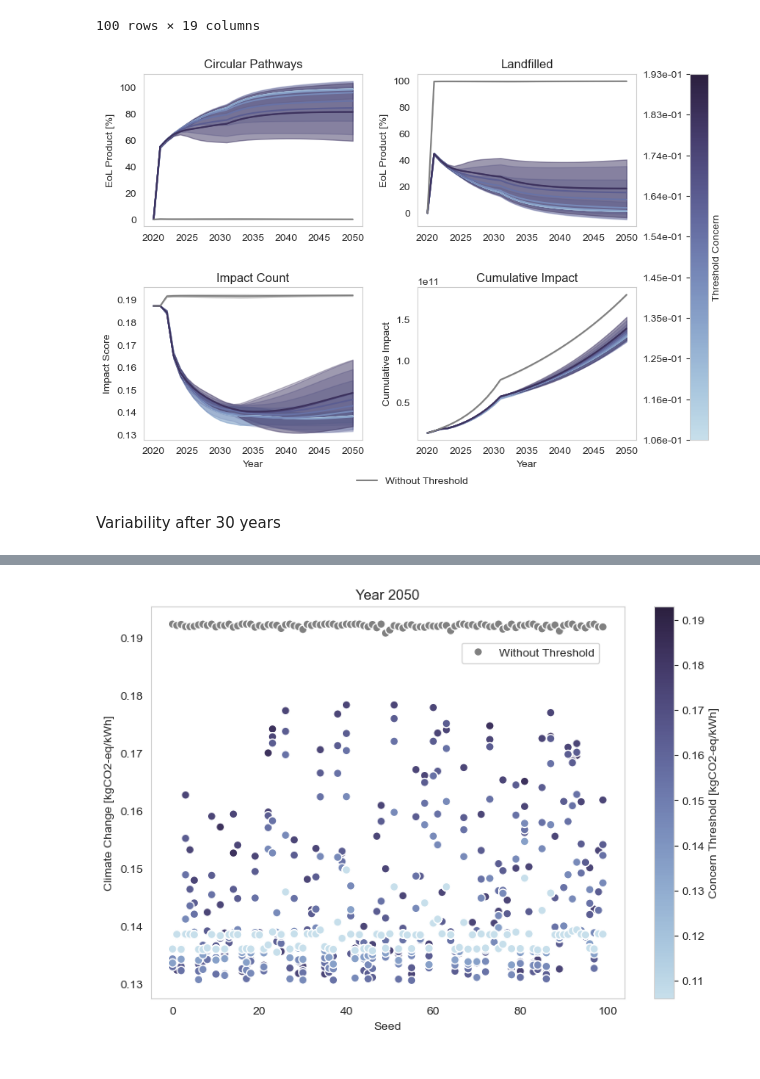
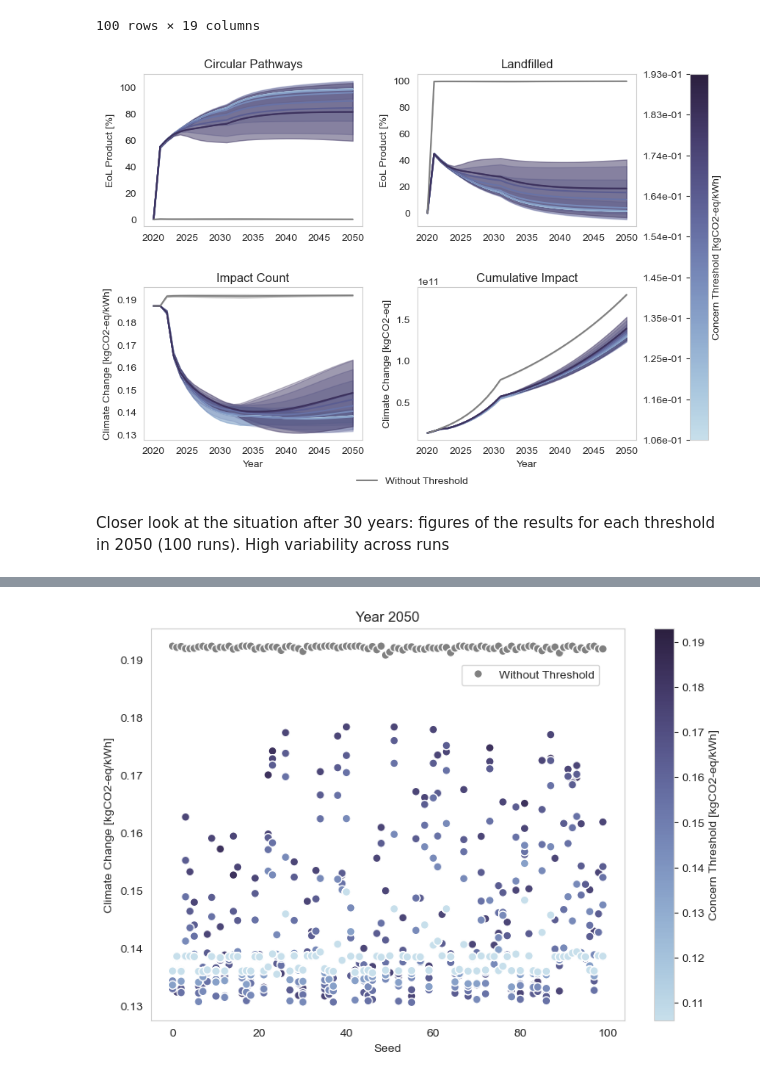
Before and after one commit to rivm-syso/PV-ABM-LCA, a Jupyter notebook: batch_visualize.ipynb, the cells around one changed output, grey strips where cells are left out. Cells and saved outputs as stored; diff of their text form; code cells hidden in the pictures.

```diff
--- a/batch_visualize.ipynb
+++ b/batch_visualize.ipynb
@@ -21,6 +23,6 @@ else:
 # %%
 # Load the data
-results_df = pd.read_csv(f"results/{folder}/batch_run_results.csv")
+results_df = pd.read_csv(f"results/{folder}/batch_fixed_seed.csv")
 # %%
 # Select the columns
 df = results_df[['Year', 'RunId', 'seed', 'threshold_concern', 'threshold_indifference', 'negative_feedback', 'positive_feedback',
@@ -340,8 +342,8 @@ fig, axs = plt.subplots(2, 2, figsize=(9, 6))
 plot_configs = [
     {"y": "EoL - circular pathways_mean", "y_std": "EoL - circular pathways_std", "ylabel": "EoL Product [%]", "title": "Circular Pathways", "ax": axs[0, 0]},
     {"y": "EoL - landfilled_mean", "y_std": "EoL - landfilled_std", "ylabel": "EoL Product [%]", "title": "Landfilled", "ax": axs[0, 1]},
-    {"y": "Cumulative impact_mean", "y_std": "Impact_std", "ylabel": "Cumulative Impact", "xlabel": "Year", "title": "Cumulative Impact", "ax": axs[1, 1]},
-    {"y": "Impact count_mean", "y_std": "Impact count_std", "ylabel": "Impact Score", "xlabel": "Year", "title": "Impact Count", "ax": axs[1, 0]},
+    {"y": "Cumulative impact_mean", "y_std": "Impact_std", "ylabel": cumulative_impact, "xlabel": "Year", "title": "Cumulative Impact", "ax": axs[1, 1]},
+    {"y": "Impact count_mean", "y_std": "Impact count_std", "ylabel": impact_score, "xlabel": "Year", "title": "Impact Count", "ax": axs[1, 0]},
 ]
 
 # Normalize the threshold values
@@ -371,37 +373,37 @@ for config in plot_configs:
 
 # Remove grid
 for ax in axs.flat:
     ax.grid(False)
 
 # Add space between the 2 rows of subplots
 plt.subplots_adjust(top=0.95, bottom=0.12, right=0.999, left=0.1, hspace=0.4, wspace=0.25)
 
 # Create a single color bar for all subplots
 sm = plt.cm.ScalarMappable(cmap=color_palette, norm=norm)
 sm.set_array([])
 
 # Add the color bar to the figure
 cbar = fig.colorbar(sm, ax=axs, orientation='vertical', fraction=0.08, pad=0.09)
-cbar.set_label("Threshold Concern")
+cbar.set_label(threshold_c)
 
 # Set the ticks to the unique values of 'threshold_concern'
 cbar.set_ticks(unique_thresholds)
 cbar.ax.yaxis.tick_left()
 cbar.set_ticklabels([f'{val:.2e}' for val in unique_thresholds])
 
 # Add grey line for linear coupling
 custom_lines_1 = [Line2D([0], [0], color='grey', linestyle='-', lw=1.5, label='Without Threshold')]
 fig.legend(handles=custom_lines_1, loc='lower center', fontsize=10, frameon=False)
 
 # Save the plot
 plt.savefig(f"results/{folder}/lineplotconcern_sd.png", dpi=300)
 
 # Show the plot
 plt.show()
 # %% [output]
-[figure, old version]
+[figure, new version]
-# %% [markdown]
-Variability after 30 years
+# %% [markdown]
+Closer look at the situation after 30 years: figures of the results for each threshold in 2050 (100 runs). High variability across runs
 # %%
 # Initialize an empty DataFrame
 results_df_year_30 = pd.DataFrame()
```
Also changed, not shown: parts of 12 cells of this notebook, 7 other files.
